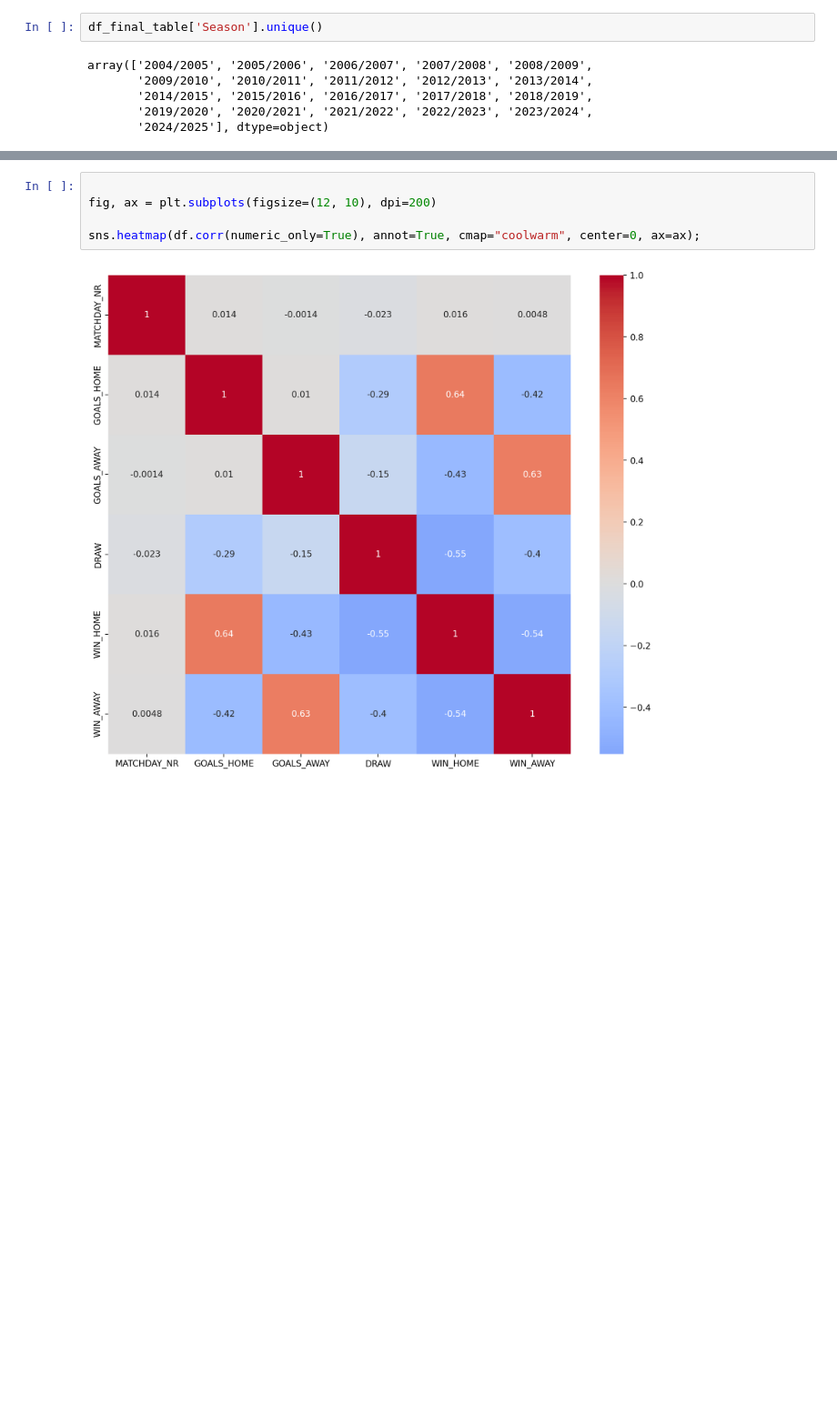
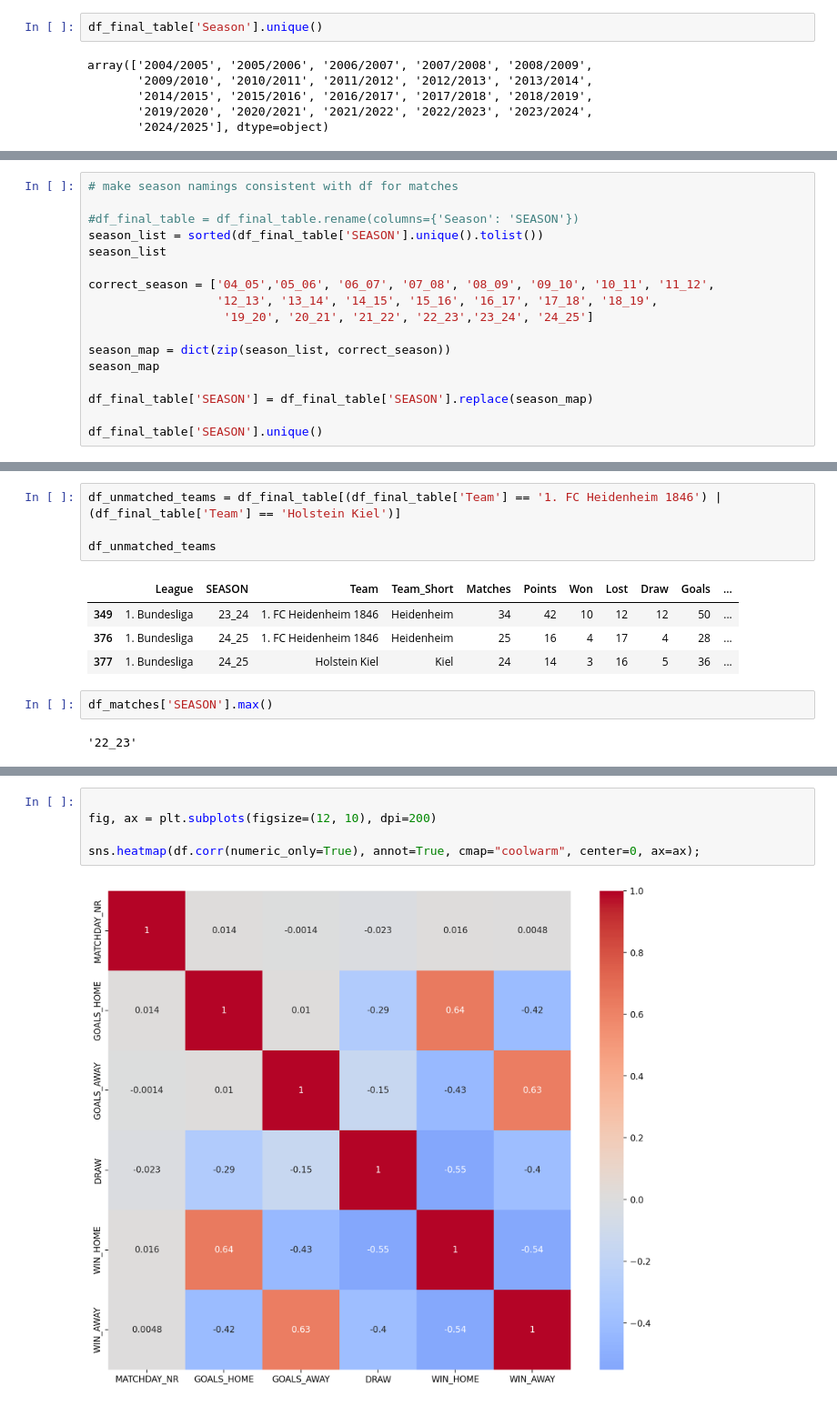
Before and after one commit to Picoalex/template_dsc, a Jupyter notebook: notebooks/01_exploration.ipynb, the cells around one changed output, grey strips where cells are left out. Shown at 91% size. Drawn from its saved outputs; the diff is of its cells as text; blank space fills up the shorter version.

```diff
--- a/notebooks/01_exploration.ipynb
+++ b/notebooks/01_exploration.ipynb
@@ -304,0 +307,17 @@ array(['2004/2005', '2005/2006', '2006/2007', '2007/2008', '2008/2009',
+# %%
+# make season namings consistent with df for matches
+
+#df_final_table = df_final_table.rename(columns={'Season': 'SEASON'})
+season_list = sorted(df_final_table['SEASON'].unique().tolist())
+season_list
+
+correct_season = ['04_05','05_06', '06_07', '07_08', '08_09', '09_10', '10_11', '11_12',
+                  '12_13', '13_14', '14_15', '15_16', '16_17', '17_18', '18_19',
+                   '19_20', '20_21', '21_22', '22_23','23_24', '24_25']
+
+season_map = dict(zip(season_list, correct_season))
+season_map
+
+df_final_table['SEASON'] = df_final_table['SEASON'].replace(season_map)
+
+df_final_table['SEASON'].unique()
@@ -304,0 +411,13 @@ array(['2004/2005', '2005/2006', '2006/2007', '2007/2008', '2008/2009',
+# %%
+df_unmatched_teams = df_final_table[(df_final_table['Team'] == '1. FC Heidenheim 1846') | (df_final_table['Team'] == 'Holstein Kiel')]
+
+df_unmatched_teams
+# %% [output]
+|  | League | SEASON | Team | Team_Short | Matches | Points | Won | Lost | Draw | Goals | ... |
+| 349 | 1. Bundesliga | 23_24 | 1. FC Heidenheim 1846 | Heidenheim | 34 | 42 | 10 | 12 | 12 | 50 | ... |
+| 376 | 1. Bundesliga | 24_25 | 1. FC Heidenheim 1846 | Heidenheim | 25 | 16 | 4 | 17 | 4 | 28 | ... |
+| 377 | 1. Bundesliga | 24_25 | Holstein Kiel | Kiel | 24 | 14 | 3 | 16 | 5 | 36 | ... |
+# %%
+df_matches['SEASON'].max()
+# %% [output]
+'22_23'
```
Also changed, not shown: parts of 7 cells of this notebook.
